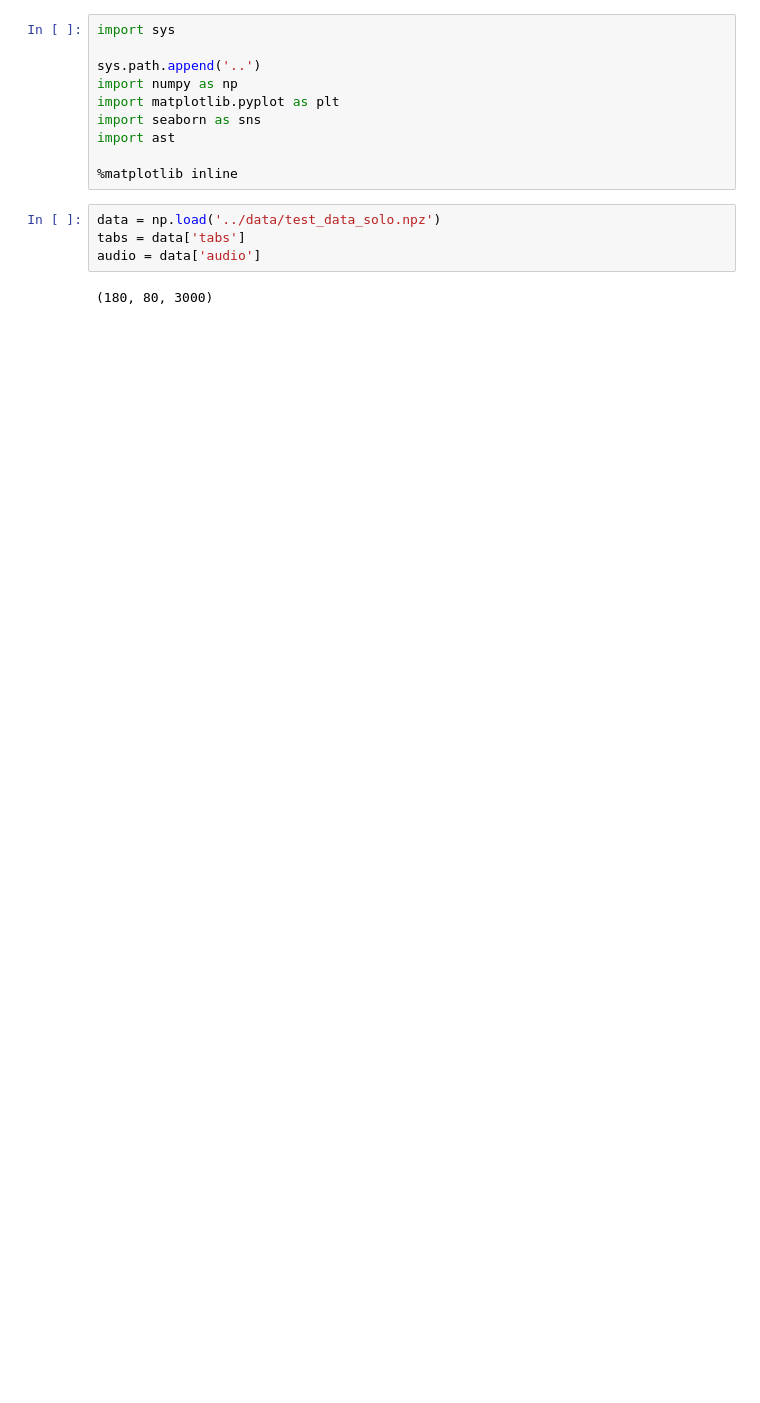
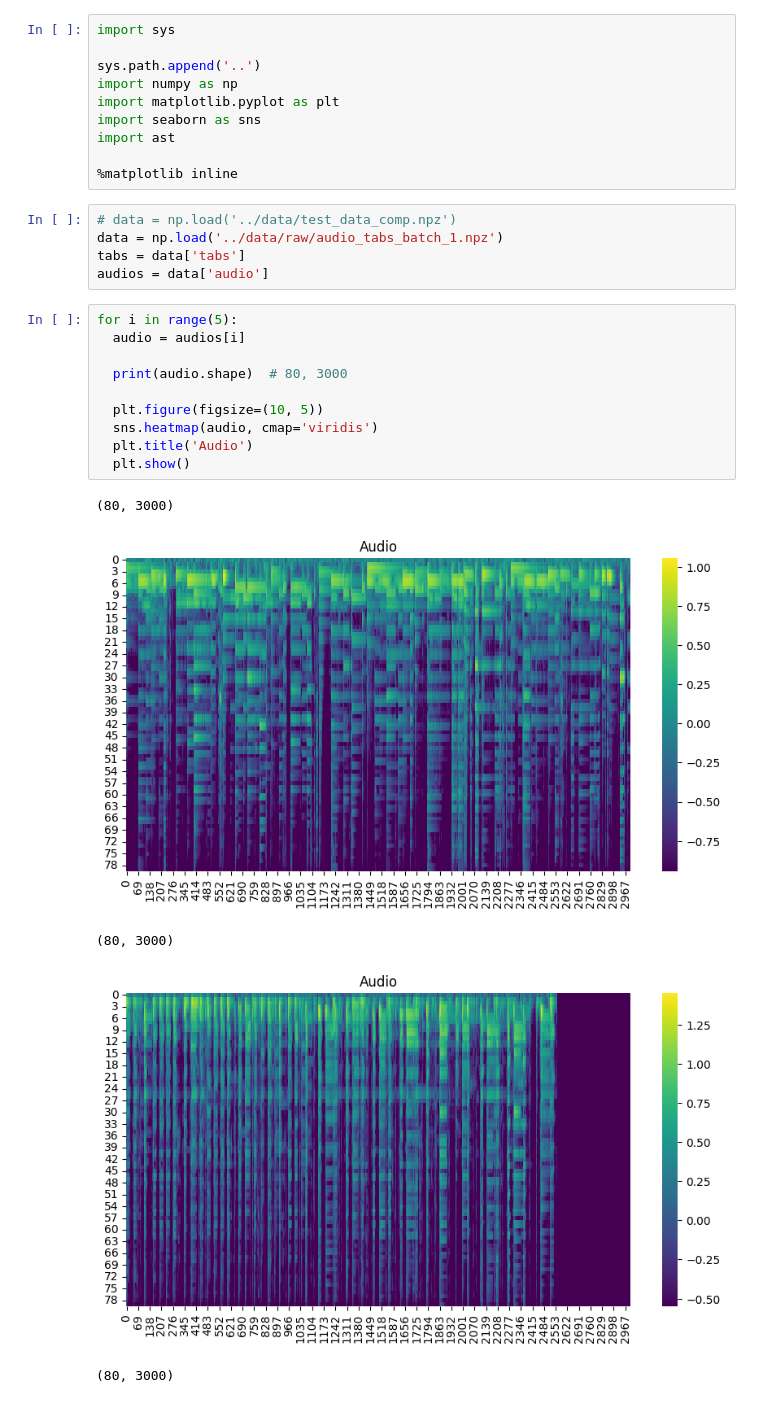
Before and after one commit to Torbet/autotab, a Jupyter notebook: notebooks/test.ipynb, the cells around one changed output. Saved outputs shown, nothing was run; the diff lists cells and outputs as text; blank space fills up the shorter version.

```diff
--- a/notebooks/test.ipynb
+++ b/notebooks/test.ipynb
@@ -9,8 +9,23 @@ import ast
 
 %matplotlib inline
 # %%
-data = np.load('../data/test_data_solo.npz')
+# data = np.load('../data/test_data_comp.npz')
+data = np.load('../data/raw/audio_tabs_batch_1.npz')
 tabs = data['tabs']
-audio = data['audio']
+audios = data['audio']
-# %% [output]
-(180, 80, 3000)
+# %%
+for i in range(5):
+  audio = audios[i]
+
+  print(audio.shape)  # 80, 3000
+
+  plt.figure(figsize=(10, 5))
+  sns.heatmap(audio, cmap='viridis')
+  plt.title('Audio')
+  plt.show()
+# %% [output]
+(80, 3000)
+[figure, added]
+(80, 3000)
+[figure, added]
+(80, 3000)
```
Also changed, not shown: parts of 2 cells of this notebook, 6 other files.
